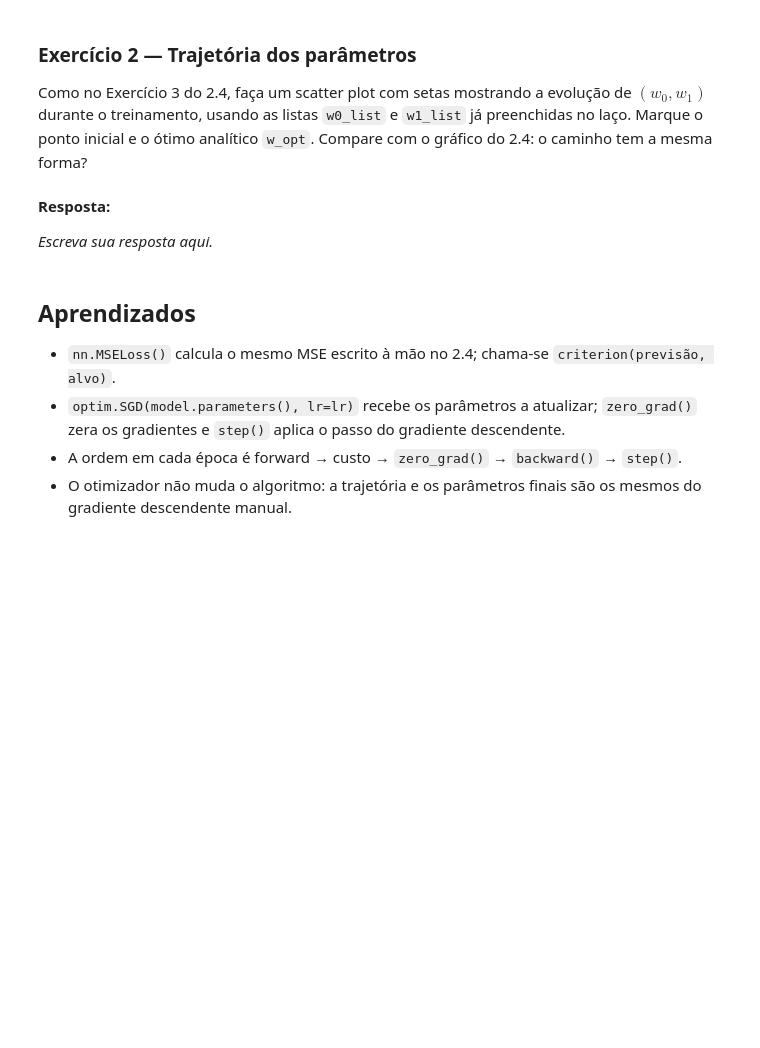
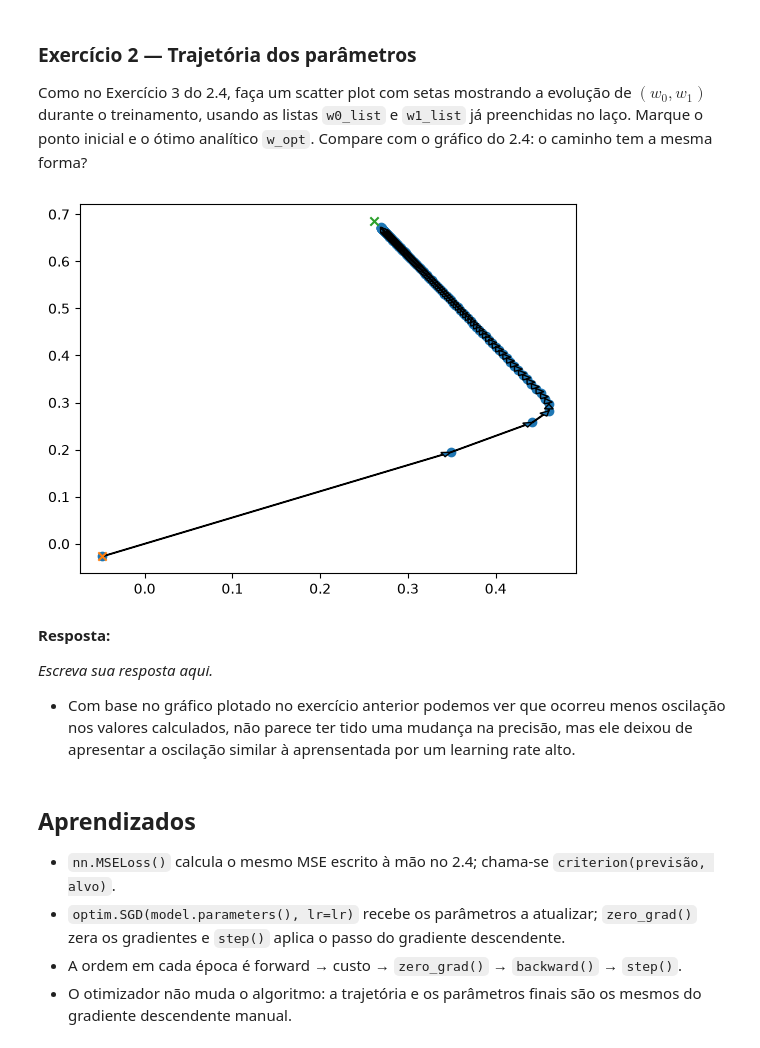
Before and after one commit to matheus-baraujo/RNA-e-Deep-Learning---CESAR-School-2026.01-A, a Jupyter notebook: Atividade 2.5/2.5_regressao_linear_otimizador.ipynb, the cells around one changed output. Drawn from its saved outputs; the diff is of its cells as text; code cells hidden in the pictures; blank space fills up the shorter version.

```diff
--- a/Atividade 2.5 (incompleta)/2.5_regressao_linear_otimizador.ipynb
+++ b/Atividade 2.5/2.5_regressao_linear_otimizador.ipynb
@@ -229,10 +236,29 @@ print(f'MSE final: {loss.item():.6f}')
 Como no Exercício 3 do 2.4, faça um scatter plot com setas mostrando a evolução de $(w_0, w_1)$ durante o treinamento, usando as listas `w0_list` e `w1_list` já preenchidas no laço. Marque o ponto inicial e o ótimo analítico `w_opt`. Compare com o gráfico do 2.4: o caminho tem a mesma forma?
 # %%
 # TODO: escreva sua solução aqui
+
+w0_opt = w_opt[0, 0].item()
+w1_opt = w_opt[1, 0].item()
+
+plt.scatter(w0_list, w1_list)
+w0_old = None
+for (w0, w1) in zip(w0_list, w1_list):
+    if w0_old is not None:
+        plt.arrow(w0_old, w1_old, w0 - w0_old, w1 - w1_old,
+                  head_length=0.01, head_width=0.01, shape='full',
+                  length_includes_head=True)
+    w0_old, w1_old = w0, w1
+
+plt.scatter(w0_list[0], w1_list[0], marker='x')
+plt.scatter([w0_opt], [w1_opt], marker='x')
+plt.show()
+# %% [output]
+[figure, added]
 # %% [markdown]
 **Resposta:**
 
 *Escreva sua resposta aqui.*
+- Com base no gráfico plotado no exercício anterior podemos ver que ocorreu menos oscilação nos valores calculados, não parece ter tido uma mudança na precisão, mas ele deixou de apresentar a oscilação similar à aprensentada por um learning rate alto.
 # %% [markdown]
 ## Aprendizados
 
```
Also changed, not shown: parts of 1 cell of this notebook.
